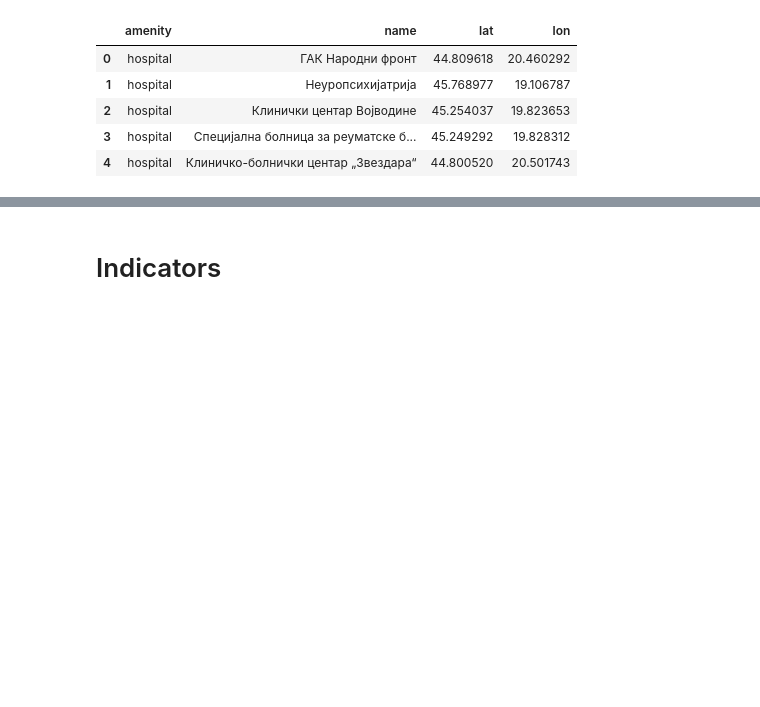
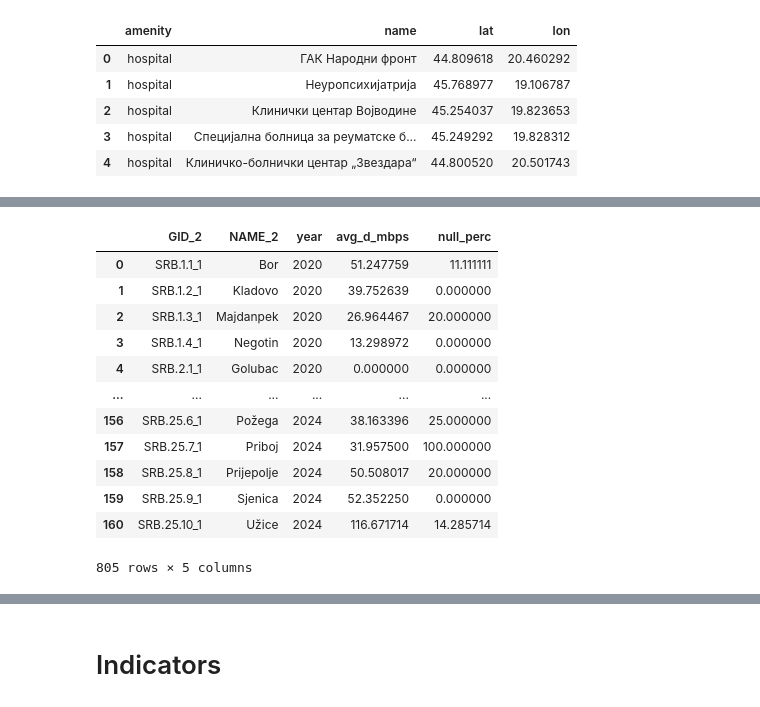
Before and after one commit to sonleh96/wb-gpbp-ldt, a Jupyter notebook: notebooks/cell_tower.ipynb, the cells around one changed output, grey strips where cells are left out. Cells and saved outputs as stored; diff of their text form; code cells hidden in the pictures; blank space fills up the shorter version.

```diff
--- a/notebooks/cell_tower.ipynb
+++ b/notebooks/cell_tower.ipynb
@@ -145,0 +249,17 @@ ookla_fixed.quadkey = ookla_fixed.quadkey.astype('str')
+# %%
+for year in [2020, 2021, 2023, 2024]:
+    print(year)
+    dfs = []
+    for path in tqdm(mobile_paths):
+        if str(year) in path:
+            df = pd.read_parquet(path)[['quadkey', 'tile', 'avg_d_kbps', 'avg_u_kbps', 'avg_lat_ms', 'tests', 'devices']]
+
+            dfs.append(df)
+
+    df = pd.concat(dfs, axis=0)
+    df = df.groupby(['quadkey', 'tile']).agg({'avg_d_kbps': 'mean',
+                                              'avg_u_kbps': 'mean',
+                                              'avg_lat_ms': 'mean',
+                                              'tests': 'sum', 'devices': 'sum'}).reset_index()
+
+    df.to_parquet(f'D:\Work\WB\LDT\countries\SRB\\raw_data\internet\{year}_combined_mobile.parquet', index=False)
@@ -172,0 +365,16 @@ assets_joined.head()
+# %%
+df_fixed
+# %% [output]
+|  | GID_2 | NAME_2 | year | avg_d_mbps | null_perc |
+| 0 | SRB.1.1_1 | Bor | 2020 | 51.247759 | 11.111111 |
+| 1 | SRB.1.2_1 | Kladovo | 2020 | 39.752639 | 0.000000 |
+| 2 | SRB.1.3_1 | Majdanpek | 2020 | 26.964467 | 20.000000 |
+| 3 | SRB.1.4_1 | Negotin | 2020 | 13.298972 | 0.000000 |
+| 4 | SRB.2.1_1 | Golubac | 2020 | 0.000000 | 0.000000 |
+| ... | ... | ... | ... | ... | ... |
+| 156 | SRB.25.6_1 | Požega | 2024 | 38.163396 | 25.000000 |
+| 157 | SRB.25.7_1 | Priboj | 2024 | 31.957500 | 100.000000 |
+| 158 | SRB.25.8_1 | Prijepolje | 2024 | 50.508017 | 20.000000 |
+| 159 | SRB.25.9_1 | Sjenica | 2024 | 52.352250 | 0.000000 |
+| 160 | SRB.25.10_1 | Užice | 2024 | 116.671714 | 14.285714 |
+805 rows × 5 columns
```
Also changed, not shown: parts of 23 cells of this notebook, 12 other files.
